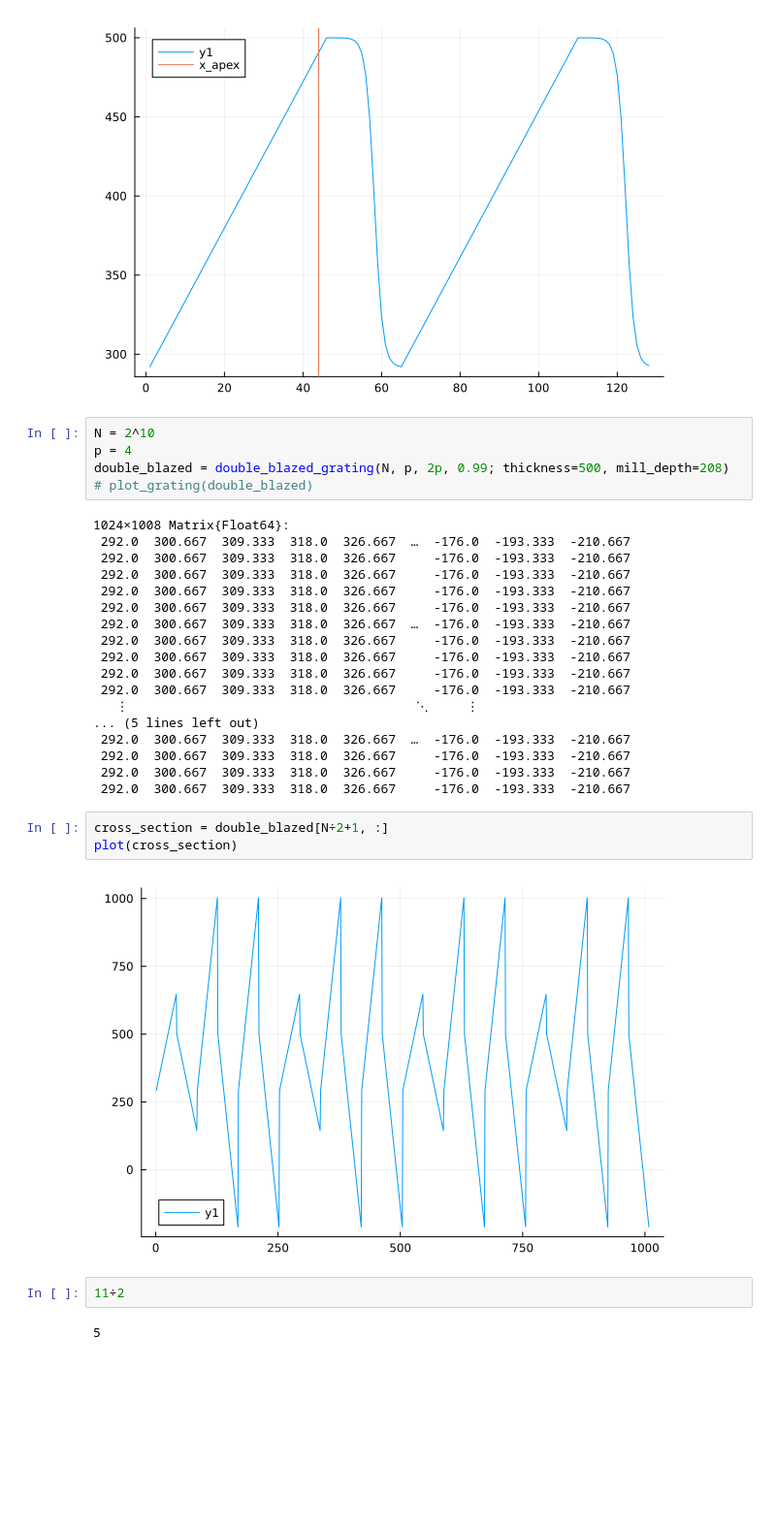
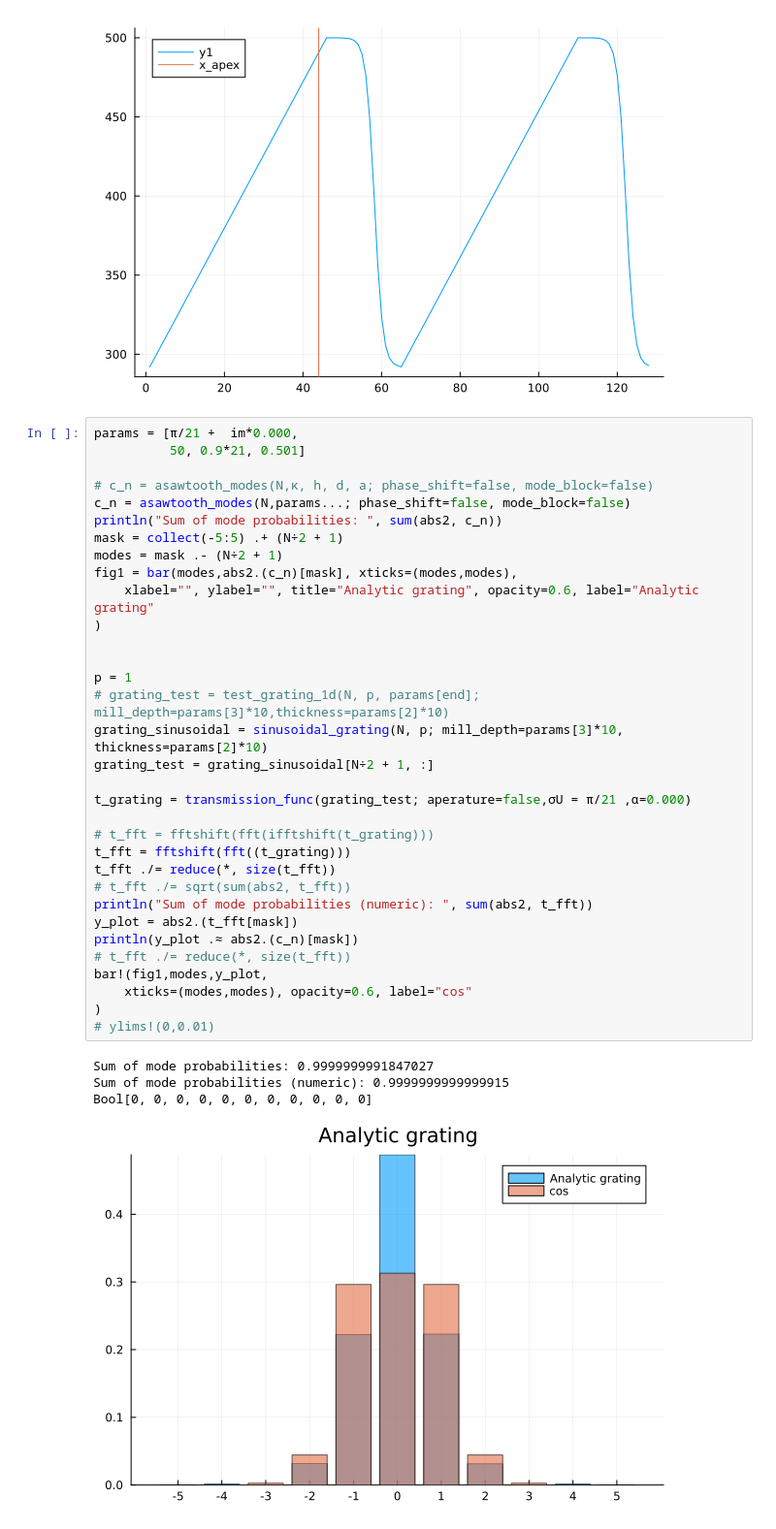
Before and after one commit to puentnic/julia_functions, a Jupyter notebook: IFM/gratings.ipynb, the cells around one changed output. Shown at 97% size. Cells and saved outputs as stored; diff of their text form; blank space fills up the shorter version.

```diff
--- a/IFM/gratings.ipynb
+++ b/IFM/gratings.ipynb
@@ -612,35 +622,41 @@ vline!([x_shift], label="x_apex")
 # %% [output]
 0.21311959858498666
 [figure]
-# %%
-N = 2^10
-p = 4
-double_blazed = double_blazed_grating(N, p, 2p, 0.99; thickness=500, mill_depth=208)
-# plot_grating(double_blazed)
-# %% [output]
-1024×1008 Matrix{Float64}:
- 292.0  300.667  309.333  318.0  326.667  …  -176.0  -193.333  -210.667
- 292.0  300.667  309.333  318.0  326.667     -176.0  -193.333  -210.667
- 292.0  300.667  309.333  318.0  326.667     -176.0  -193.333  -210.667
- 292.0  300.667  309.333  318.0  326.667     -176.0  -193.333  -210.667
- 292.0  300.667  309.333  318.0  326.667     -176.0  -193.333  -210.667
- 292.0  300.667  309.333  318.0  326.667  …  -176.0  -193.333  -210.667
- 292.0  300.667  309.333  318.0  326.667     -176.0  -193.333  -210.667
- 292.0  300.667  309.333  318.0  326.667     -176.0  -193.333  -210.667
- 292.0  300.667  309.333  318.0  326.667     -176.0  -193.333  -210.667
- 292.0  300.667  309.333  318.0  326.667     -176.0  -193.333  -210.667
-   ⋮                                      ⋱     ⋮
-... (5 lines left out)
- 292.0  300.667  309.333  318.0  326.667  …  -176.0  -193.333  -210.667
- 292.0  300.667  309.333  318.0  326.667     -176.0  -193.333  -210.667
- 292.0  300.667  309.333  318.0  326.667     -176.0  -193.333  -210.667
- 292.0  300.667  309.333  318.0  326.667     -176.0  -193.333  -210.667
-# %%
-cross_section = double_blazed[N÷2+1, :]
-plot(cross_section)
-# %% [output]
-[figure, removed]
-# %%
-11÷2
-# %% [output]
-5
+# %%
+params = [π/21 +  im*0.000,
+          50, 0.9*21, 0.501]
+
+# c_n = asawtooth_modes(N,κ, h, d, a; phase_shift=false, mode_block=false)
+c_n = asawtooth_modes(N,params...; phase_shift=false, mode_block=false)
+println("Sum of mode probabilities: ", sum(abs2, c_n))
+mask = collect(-5:5) .+ (N÷2 + 1)
+modes = mask .- (N÷2 + 1)
+fig1 = bar(modes,abs2.(c_n)[mask], xticks=(modes,modes),
+    xlabel="", ylabel="", title="Analytic grating", opacity=0.6, label="Analytic grating"
+)
+
+
+p = 1
+# grating_test = test_grating_1d(N, p, params[end]; mill_depth=params[3]*10,thickness=params[2]*10)
+grating_sinusoidal = sinusoidal_grating(N, p; mill_depth=params[3]*10, thickness=params[2]*10)
+grating_test = grating_sinusoidal[N÷2 + 1, :]
+
+t_grating = transmission_func(grating_test; aperature=false,σU = π/21 ,α=0.000)
+
+# t_fft = fftshift(fft(ifftshift(t_grating)))
+t_fft = fftshift(fft((t_grating)))
+t_fft ./= reduce(*, size(t_fft))
+# t_fft ./= sqrt(sum(abs2, t_fft))
+println("Sum of mode probabilities (numeric): ", sum(abs2, t_fft))
+y_plot = abs2.(t_fft[mask])
+println(y_plot .≈ abs2.(c_n)[mask])
+# t_fft ./= reduce(*, size(t_fft))
+bar!(fig1,modes,y_plot,
+    xticks=(modes,modes), opacity=0.6, label="cos"
+)
+# ylims!(0,0.01)
+# %% [output]
+Sum of mode probabilities: 0.9999999991847027
+Sum of mode probabilities (numeric): 0.9999999999999915
+Bool[0, 0, 0, 0, 0, 0, 0, 0, 0, 0, 0]
+[figure, added]
```
Also changed, not shown: parts of 16 cells of this notebook, 10 other files.
